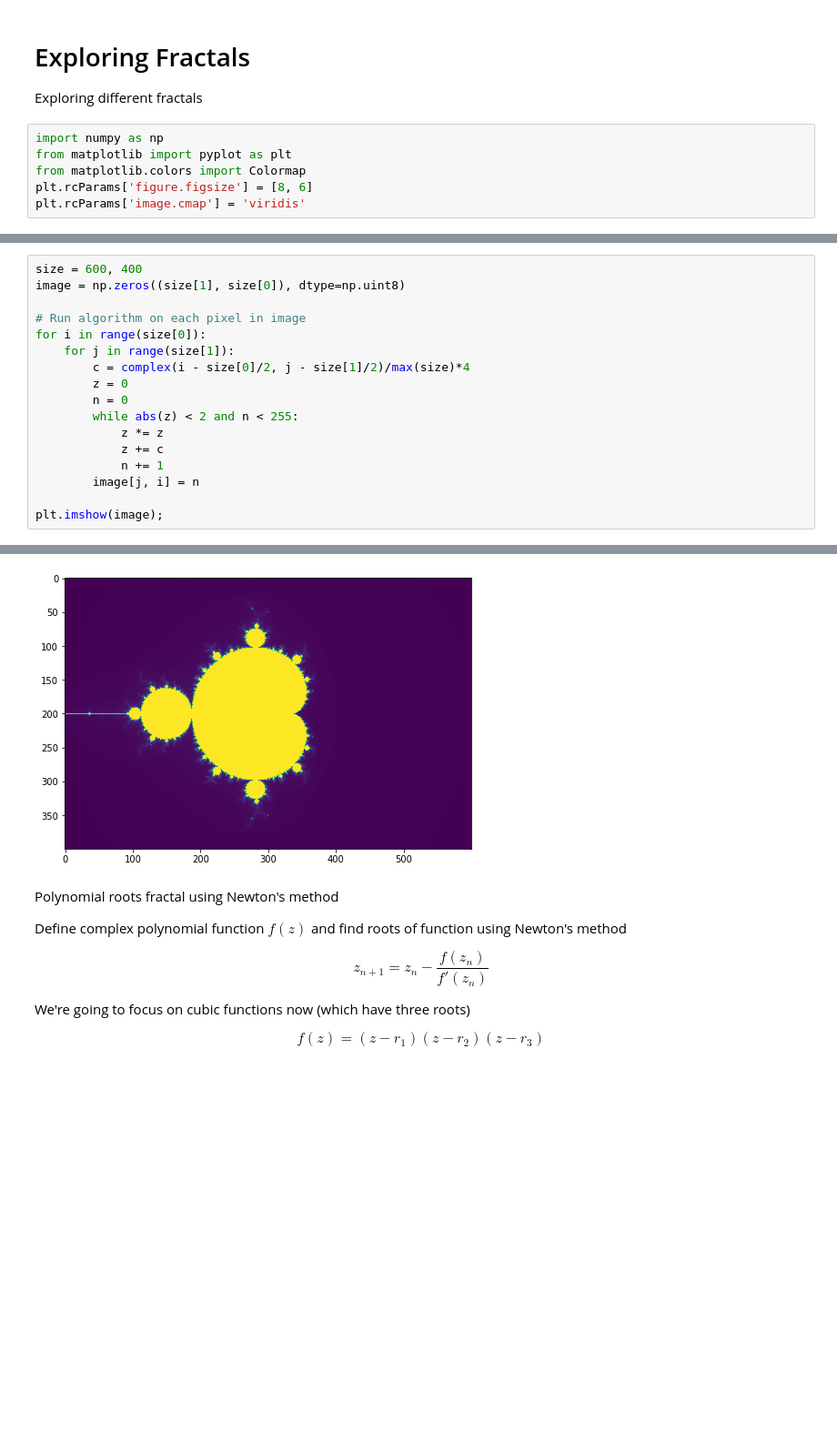
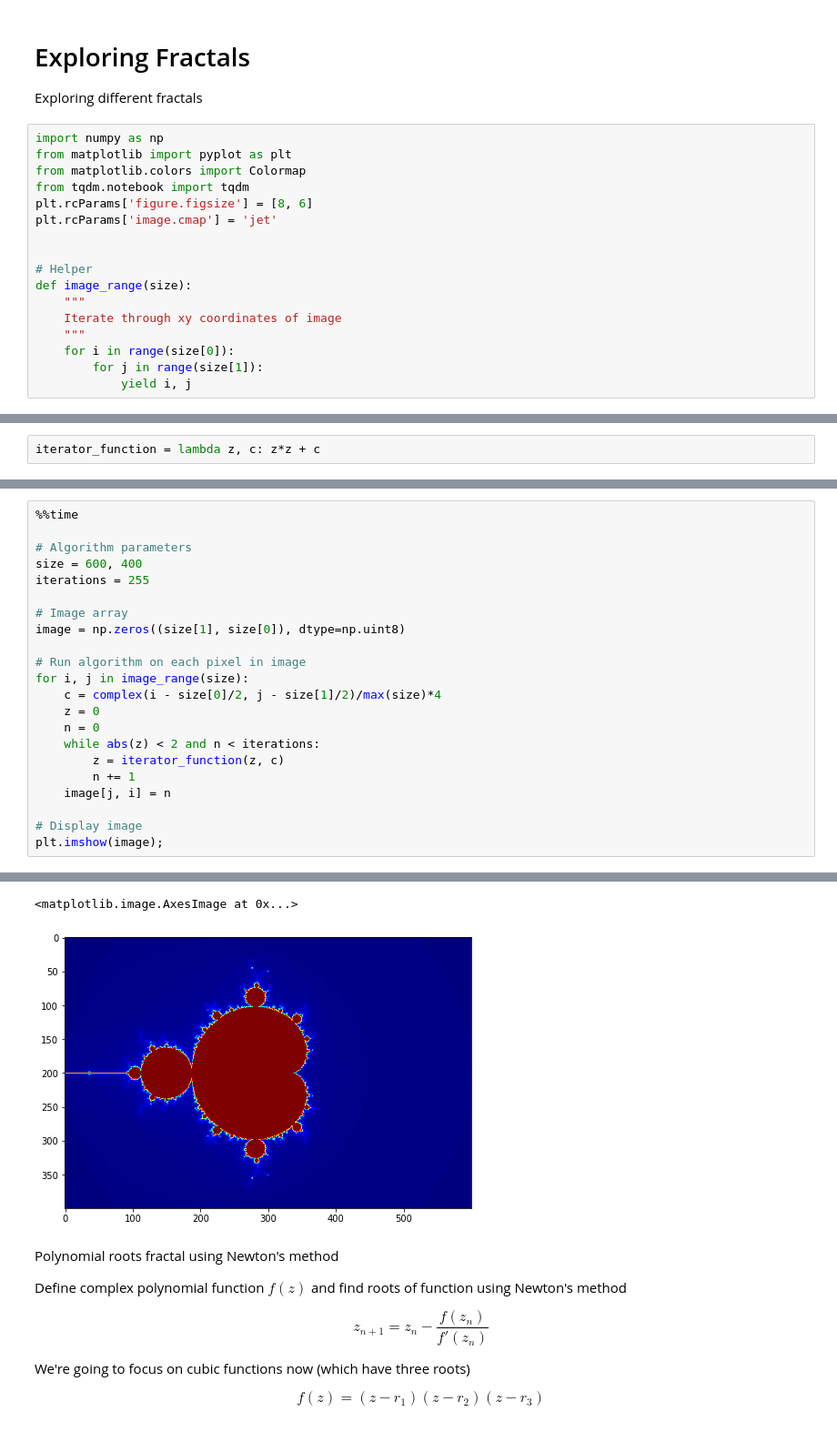
Before and after one commit to andydevs/andys-notebook, a Jupyter notebook: exploring-fractals.ipynb, the cells around one changed output, grey strips where cells are left out. Shown at 91% size. Cells and saved outputs as stored; diff of their text form; blank space fills up the shorter version.

```diff
--- a/exploring-fractals.ipynb
+++ b/exploring-fractals.ipynb
@@ -6,5 +6,16 @@ Exploring different fractals
 import numpy as np
 from matplotlib import pyplot as plt
 from matplotlib.colors import Colormap
+from tqdm.notebook import tqdm
 plt.rcParams['figure.figsize'] = [8, 6]
-plt.rcParams['image.cmap'] = 'viridis'
+plt.rcParams['image.cmap'] = 'jet'
+
+
+# Helper
+def image_range(size):
+    """
+    Iterate through xy coordinates of image
+    """
+    for i in range(size[0]):
+        for j in range(size[1]):
+            yield i, j
@@ -10,0 +30,2 @@ plt.rcParams['image.cmap'] = 'viridis'
+# %%
+iterator_function = lambda z, c: z*z + c
@@ -13,18 +63,23 @@ Mandelbrot set
 # %%
+%%time
+
+# Algorithm parameters
 size = 600, 400
+iterations = 255
+
+# Image array
 image = np.zeros((size[1], size[0]), dtype=np.uint8)
 
 # Run algorithm on each pixel in image
-for i in range(size[0]):
-    for j in range(size[1]):
-        c = complex(i - size[0]/2, j - size[1]/2)/max(size)*4
-        z = 0
-        n = 0
-        while abs(z) < 2 and n < 255:
-            z *= z
-            z += c
-            n += 1
-        image[j, i] = n
+for i, j in image_range(size):
+    c = complex(i - size[0]/2, j - size[1]/2)/max(size)*4
+    z = 0
+    n = 0
+    while abs(z) < 2 and n < iterations:
+        z = iterator_function(z, c)
+        n += 1
+    image[j, i] = n
 
+# Display image
 plt.imshow(image);
 # %% [output]
@@ -31,4 +88,5 @@ plt.imshow(image);
+<matplotlib.image.AxesImage at 0x...>
-[figure, old version]
+[figure, new version]
 # %% [markdown]
 Polynomial roots fractal using Newton's method
 
```
Also changed, not shown: parts of 7 cells of this notebook.
